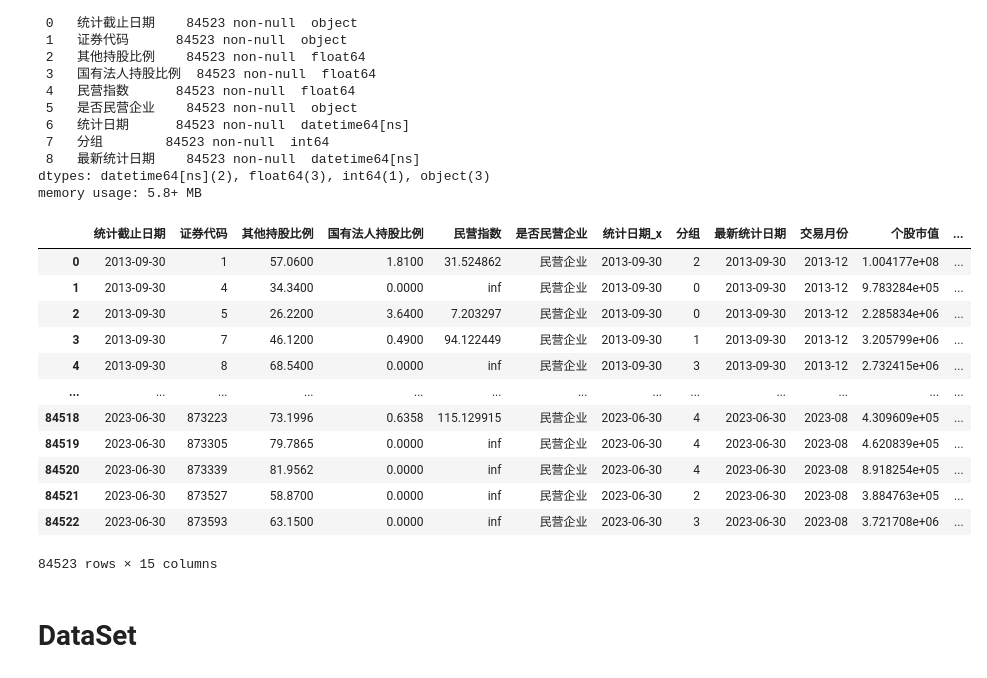
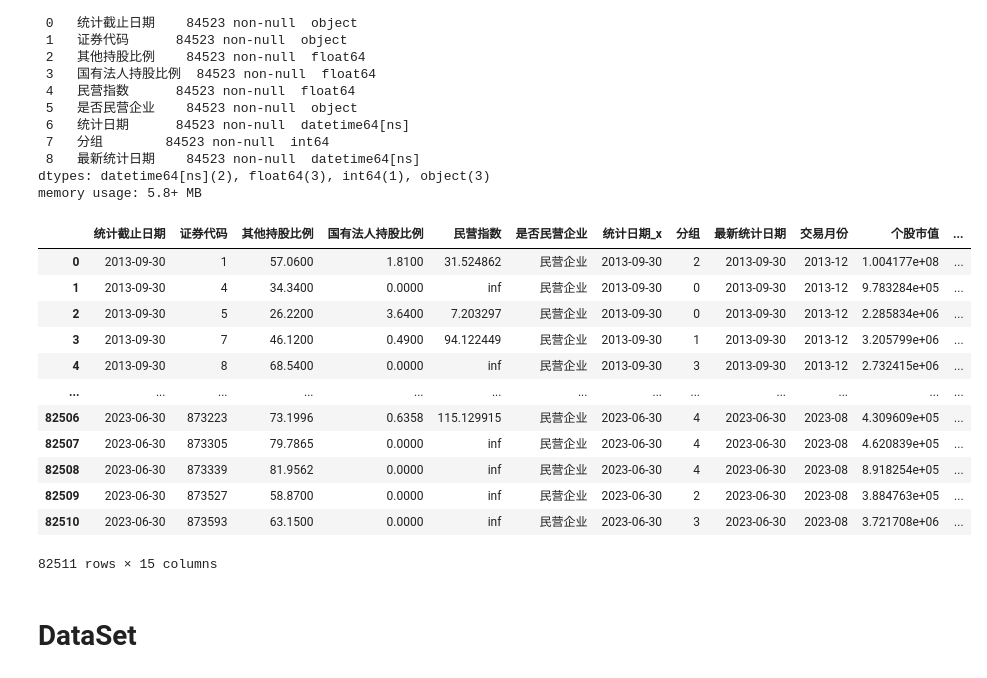
Before and after one commit to Prussia/playJupyter, a Jupyter notebook: testproj/计算加权回报率.ipynb, the cells around one changed output. Saved outputs shown, nothing was run; the diff lists cells and outputs as text; code cells hidden in the pictures.

```diff
--- a/testproj/计算加权回报率.ipynb
+++ b/testproj/计算加权回报率.ipynb
@@ -566,22 +566,22 @@ dtypes: datetime64[ns](2), float64(3), int64(1), object(3)
 memory usage: 5.8+ MB
 # %%
 
-df1_merged_group = pd.merge(df1_group, df2_market_value, on=['证券代码','最新统计日期'],how='left')
+df1_merged_group = pd.merge(df1_group, df2_market_value, on=['证券代码','最新统计日期'],how='inner')
 df1_merged_group
 # %% [output]
 |  | 统计截止日期 | 证券代码 | 其他持股比例 | 国有法人持股比例 | 民营指数 | 是否民营企业 | 统计日期_x | 分组 | 最新统计日期 | 交易月份 | 个股市值 | ... |
 | 0 | 2013-09-30 | 1 | 57.0600 | 1.8100 | 31.524862 | 民营企业 | 2013-09-30 | 2 | 2013-09-30 | 2013-12 | 1.004177e+08 | ... |
 | 1 | 2013-09-30 | 4 | 34.3400 | 0.0000 | inf | 民营企业 | 2013-09-30 | 0 | 2013-09-30 | 2013-12 | 9.783284e+05 | ... |
 | 2 | 2013-09-30 | 5 | 26.2200 | 3.6400 | 7.203297 | 民营企业 | 2013-09-30 | 0 | 2013-09-30 | 2013-12 | 2.285834e+06 | ... |
 | 3 | 2013-09-30 | 7 | 46.1200 | 0.4900 | 94.122449 | 民营企业 | 2013-09-30 | 1 | 2013-09-30 | 2013-12 | 3.205799e+06 | ... |
 | 4 | 2013-09-30 | 8 | 68.5400 | 0.0000 | inf | 民营企业 | 2013-09-30 | 3 | 2013-09-30 | 2013-12 | 2.732415e+06 | ... |
 | ... | ... | ... | ... | ... | ... | ... | ... | ... | ... | ... | ... | ... |
-| 84518 | 2023-06-30 | 873223 | 73.1996 | 0.6358 | 115.129915 | 民营企业 | 2023-06-30 | 4 | 2023-06-30 | 2023-08 | 4.309609e+05 | ... |
-| 84519 | 2023-06-30 | 873305 | 79.7865 | 0.0000 | inf | 民营企业 | 2023-06-30 | 4 | 2023-06-30 | 2023-08 | 4.620839e+05 | ... |
-| 84520 | 2023-06-30 | 873339 | 81.9562 | 0.0000 | inf | 民营企业 | 2023-06-30 | 4 | 2023-06-30 | 2023-08 | 8.918254e+05 | ... |
-| 84521 | 2023-06-30 | 873527 | 58.8700 | 0.0000 | inf | 民营企业 | 2023-06-30 | 2 | 2023-06-30 | 2023-08 | 3.884763e+05 | ... |
-| 84522 | 2023-06-30 | 873593 | 63.1500 | 0.0000 | inf | 民营企业 | 2023-06-30 | 3 | 2023-06-30 | 2023-08 | 3.721708e+06 | ... |
+| 82506 | 2023-06-30 | 873223 | 73.1996 | 0.6358 | 115.129915 | 民营企业 | 2023-06-30 | 4 | 2023-06-30 | 2023-08 | 4.309609e+05 | ... |
+| 82507 | 2023-06-30 | 873305 | 79.7865 | 0.0000 | inf | 民营企业 | 2023-06-30 | 4 | 2023-06-30 | 2023-08 | 4.620839e+05 | ... |
+| 82508 | 2023-06-30 | 873339 | 81.9562 | 0.0000 | inf | 民营企业 | 2023-06-30 | 4 | 2023-06-30 | 2023-08 | 8.918254e+05 | ... |
+| 82509 | 2023-06-30 | 873527 | 58.8700 | 0.0000 | inf | 民营企业 | 2023-06-30 | 2 | 2023-06-30 | 2023-08 | 3.884763e+05 | ... |
+| 82510 | 2023-06-30 | 873593 | 63.1500 | 0.0000 | inf | 民营企业 | 2023-06-30 | 3 | 2023-06-30 | 2023-08 | 3.721708e+06 | ... |
-84523 rows × 15 columns
+82511 rows × 15 columns
 # %%
 
 
```
